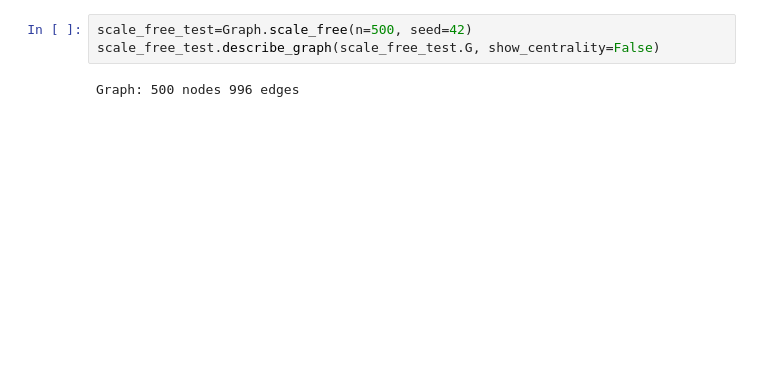
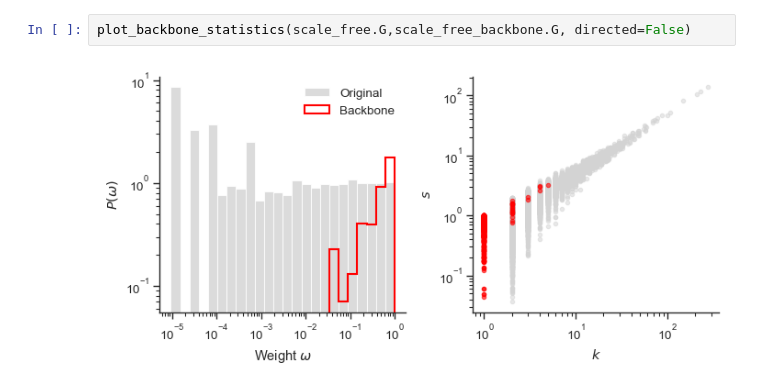
Before and after one commit to alexdeharo269/NetLearn, a Jupyter notebook: Undirected_disparity.ipynb, the cells around one changed output. Cells and saved outputs as stored; diff of their text form; blank space fills up the shorter version.

```diff
--- a/Undirected_disparity.ipynb
+++ b/Undirected_disparity.ipynb
@@ -76,5 +59,4 @@ AttributeError: 'Graph' object has no attribute 'edges'
 # %%
-scale_free_test=Graph.scale_free(n=500, seed=42)
-scale_free_test.describe_graph(scale_free_test.G, show_centrality=False)
+plot_backbone_statistics(scale_free.G,scale_free_backbone.G, directed=False)
 # %% [output]
-Graph: 500 nodes 996 edges
+[figure, added]
```
Also changed, not shown: parts of 8 cells of this notebook.
